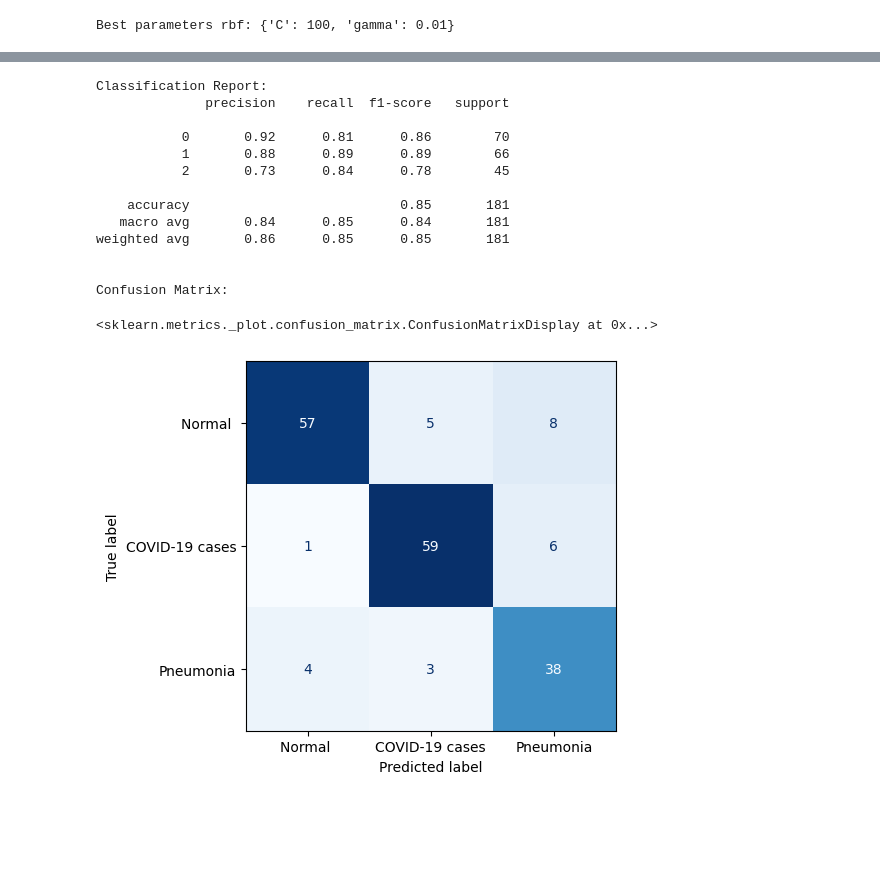
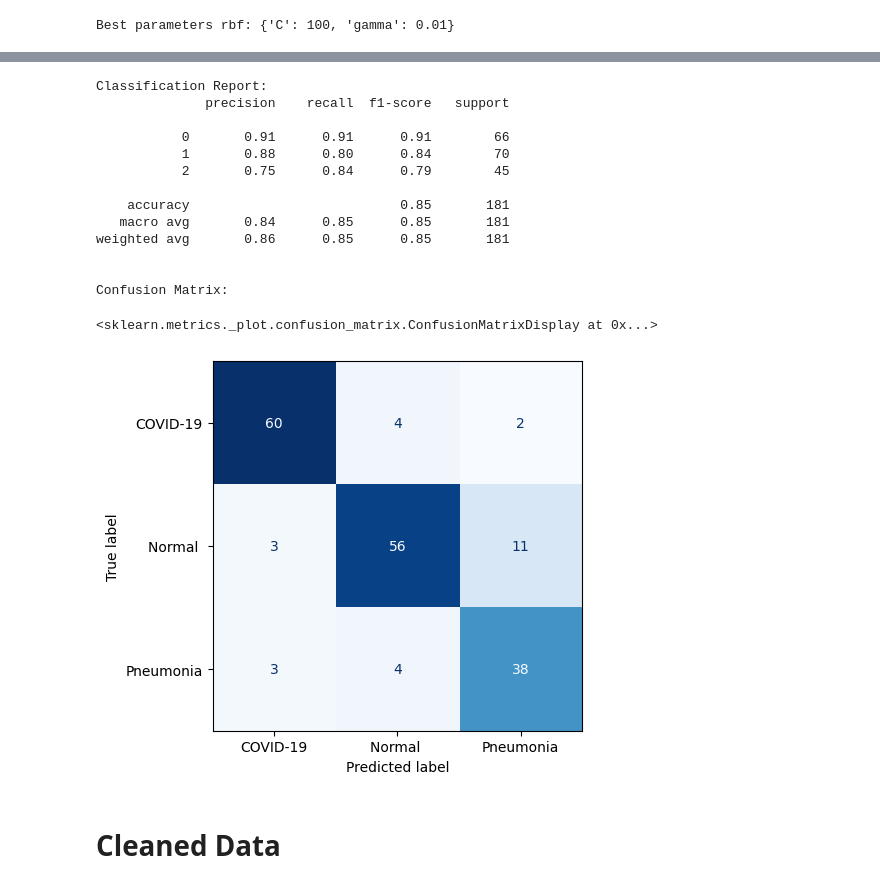
Before and after one commit to bdog18/ChestXRayClassifier, a Jupyter notebook: glcm_implementation.ipynb, the cells around one changed output, grey strips where cells are left out. Saved outputs shown, nothing was run; the diff lists cells and outputs as text; code cells hidden in the pictures; blank space fills up the shorter version.

```diff
--- a/glcm_implementation.ipynb
+++ b/glcm_implementation.ipynb
@@ -83,4 +146,5 @@ data_dir = os.path.join(os.getcwd(), "Xray_data")
 # %%
-
-images, labels, label_map, image_paths = load_chest_xray_data(data_dir)
+# uncleaned images
+data_dir = os.path.join(os.getcwd(), "Xray_data.zip")
+images, labels, label_map, image_paths = load_data_from_zip(data_dir)
 # %% [output]
@@ -353,35 +417,37 @@ Best parameters linear: {'C': 10, 'gamma': 'scale'}
 # %%
 svm_linear = SVC(kernel='linear',
-                 C=10,
+                 C=100,
                  gamma='scale',
                 class_weight='balanced',
                 random_state=113
                 )
 svm_linear.fit(X_train_scaled, y_train)
 
 y_pred = svm_linear.predict(X_test_scaled)
 print("\nClassification Report:")
 print(classification_report(y_test, y_pred))
 
 print("\nConfusion Matrix:")
 ConfusionMatrixDisplay.from_predictions(y_true= y_test,
                                         y_pred= y_pred,
                                         display_labels=label_map.values(),
                                         cmap=plt.cm.Blues,
                                         colorbar=False)
 # %% [output]
 Classification Report:
               precision    recall  f1-score   support
 
-           0       0.92      0.81      0.86        70
-           1       0.88      0.89      0.89        66
-           2       0.73      0.84      0.78        45
+           0       0.91      0.91      0.91        66
+           1       0.88      0.80      0.84        70
+           2       0.75      0.84      0.79        45
 
     accuracy                           0.85       181
-   macro avg       0.84      0.85      0.84       181
+   macro avg       0.84      0.85      0.85       181
 weighted avg       0.86      0.85      0.85       181
 
 
 Confusion Matrix:
 <sklearn.metrics._plot.confusion_matrix.ConfusionMatrixDisplay at 0x...>
-[figure, old version]
+[figure, new version]
+# %% [markdown]
+# Cleaned Data
```
Also changed, not shown: parts of 15 cells of this notebook.
